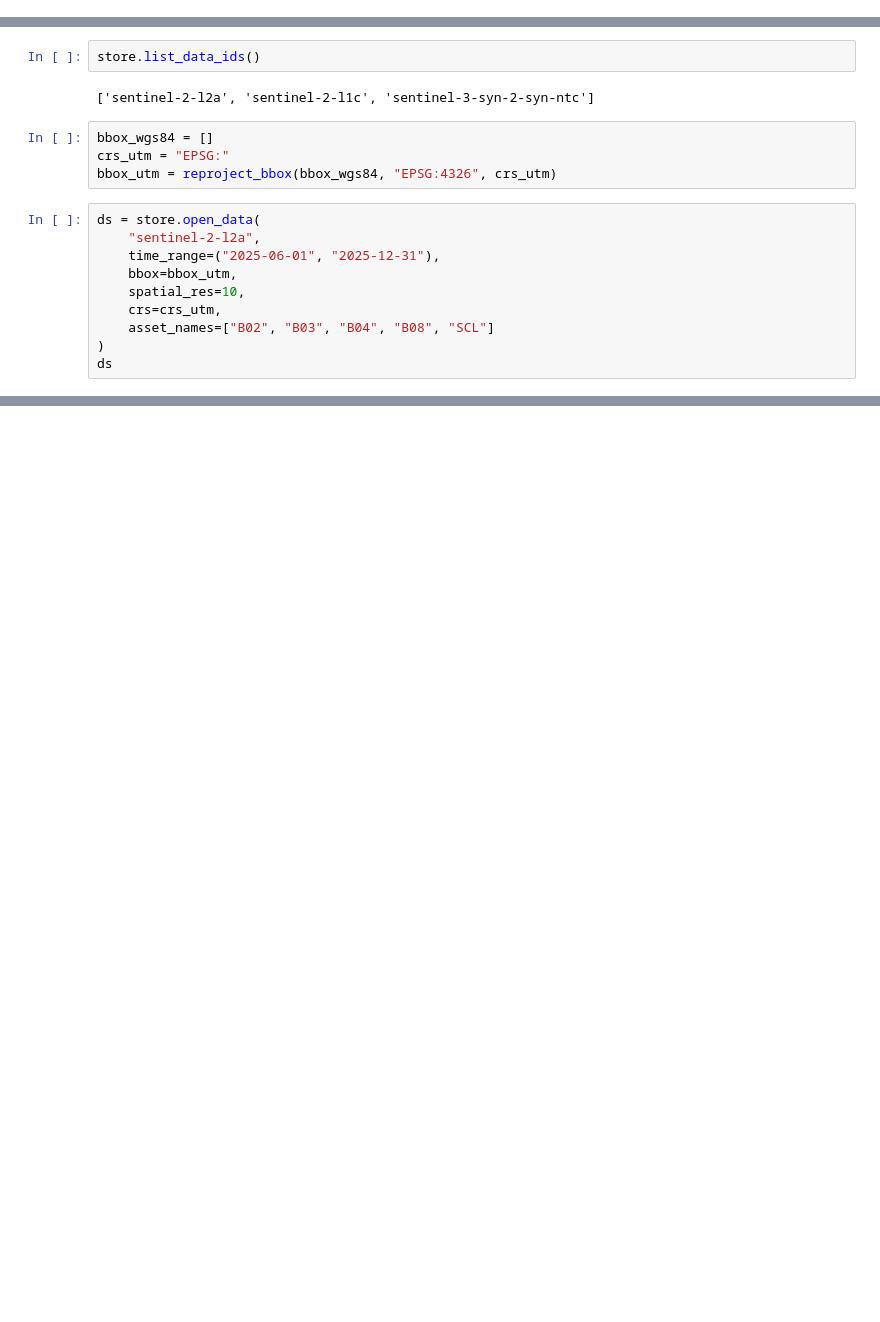
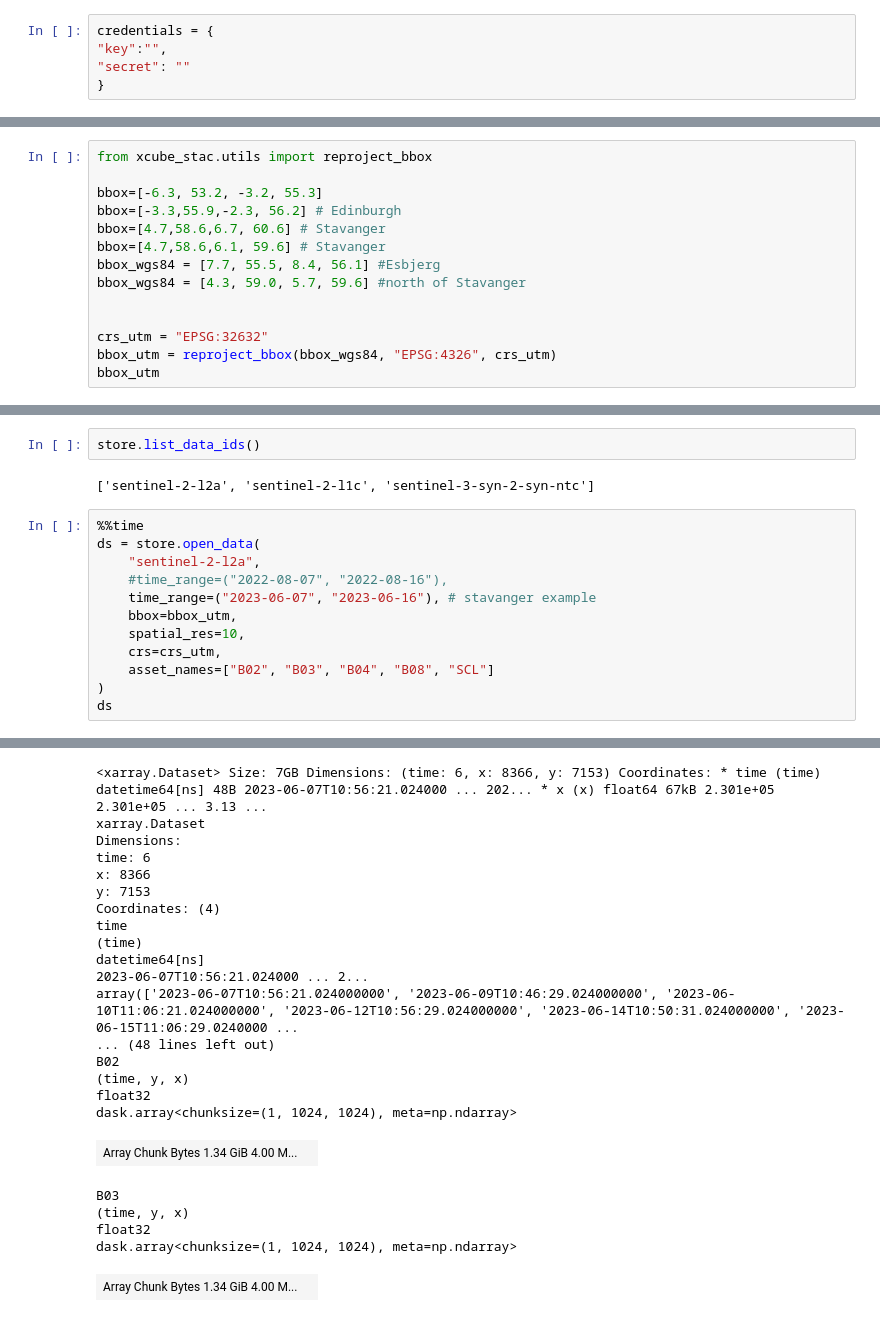
Before and after one commit to xcube-dev/geo_aquawatch_webinar, a Jupyter notebook: dataset_exploration/checkout_stac.ipynb, the cells around one changed output, grey strips where cells are left out. Drawn from its saved outputs; the diff is of its cells as text; blank space fills up the shorter version.

```diff
--- a/dataset_exploration/checkout_stac.ipynb
+++ b/dataset_exploration/checkout_stac.ipynb
@@ -9,2 +12,7 @@ credentials = dict(
+# %%
+credentials = {
+"key":"",
+"secret": ""
+}
 # %%
 store = new_data_store("stac-cdse-ardc", **credentials)
@@ -20,0 +19,14 @@ team_store = new_data_store(
+# %%
+from xcube_stac.utils import reproject_bbox
+
+bbox=[-6.3, 53.2, -3.2, 55.3]
+bbox=[-3.3,55.9,-2.3, 56.2] # Edinburgh
+bbox=[4.7,58.6,6.7, 60.6] # Stavanger
+bbox=[4.7,58.6,6.1, 59.6] # Stavanger
+bbox_wgs84 = [7.7, 55.5, 8.4, 56.1] #Esbjerg
+bbox_wgs84 = [4.3, 59.0, 5.7, 59.6] #north of Stavanger
+
+
+crs_utm = "EPSG:32632"
+bbox_utm = reproject_bbox(bbox_wgs84, "EPSG:4326", crs_utm)
+bbox_utm
@@ -22,17 +36,16 @@ team_store = new_data_store(
 store.list_data_ids()
 # %% [output]
 ['sentinel-2-l2a', 'sentinel-2-l1c', 'sentinel-3-syn-2-syn-ntc']
-# %%
-bbox_wgs84 = []
-crs_utm = "EPSG:"
-bbox_utm = reproject_bbox(bbox_wgs84, "EPSG:4326", crs_utm)
 # %%
+%%time
 ds = store.open_data(
     "sentinel-2-l2a",
-    time_range=("2025-06-01", "2025-12-31"),
+    #time_range=("2022-08-07", "2022-08-16"),
+    time_range=("2023-06-07", "2023-06-16"), # stavanger example
     bbox=bbox_utm,
     spatial_res=10,
     crs=crs_utm,
     asset_names=["B02", "B03", "B04", "B08", "SCL"]
 )
 ds
+# %% [output]
@@ -38,0 +54,23 @@ ds
+<xarray.Dataset> Size: 7GB Dimensions: (time: 6, x: 8366, y: 7153) Coordinates: * time (time) datetime64[ns] 48B 2023-06-07T10:56:21.024000 ... 202... * x (x) float64 67kB 2.301e+05 2.301e+05 ... 3.13 ...
+xarray.Dataset
+Dimensions:
+time: 6
+x: 8366
+y: 7153
+Coordinates: (4)
+time
+(time)
+datetime64[ns]
+2023-06-07T10:56:21.024000 ... 2...
+array(['2023-06-07T10:56:21.024000000', '2023-06-09T10:46:29.024000000', '2023-06-10T11:06:21.024000000', '2023-06-12T10:56:29.024000000', '2023-06-14T10:50:31.024000000', '2023-06-15T11:06:29.0240000 ...
+... (48 lines left out)
+B02
+(time, y, x)
+float32
+dask.array<chunksize=(1, 1024, 1024), meta=np.ndarray>
+| Array Chunk Bytes 1.34 GiB 4.00 M... |  |
+B03
+(time, y, x)
+float32
+dask.array<chunksize=(1, 1024, 1024), meta=np.ndarray>
+| Array Chunk Bytes 1.34 GiB 4.00 M... |  |
```
Also changed, not shown: parts of 9 cells of this notebook, 3 other files.
